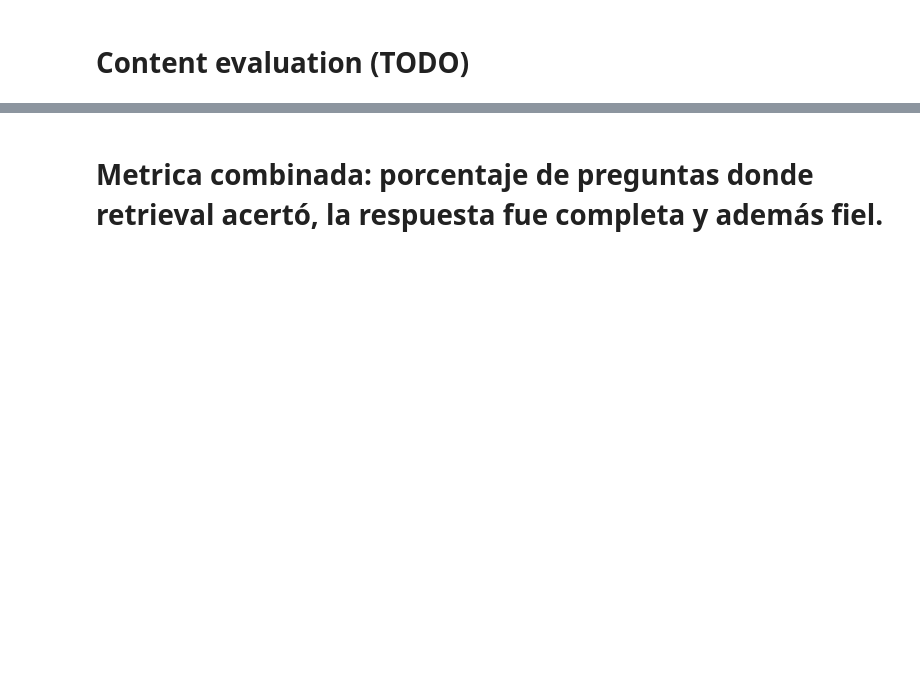
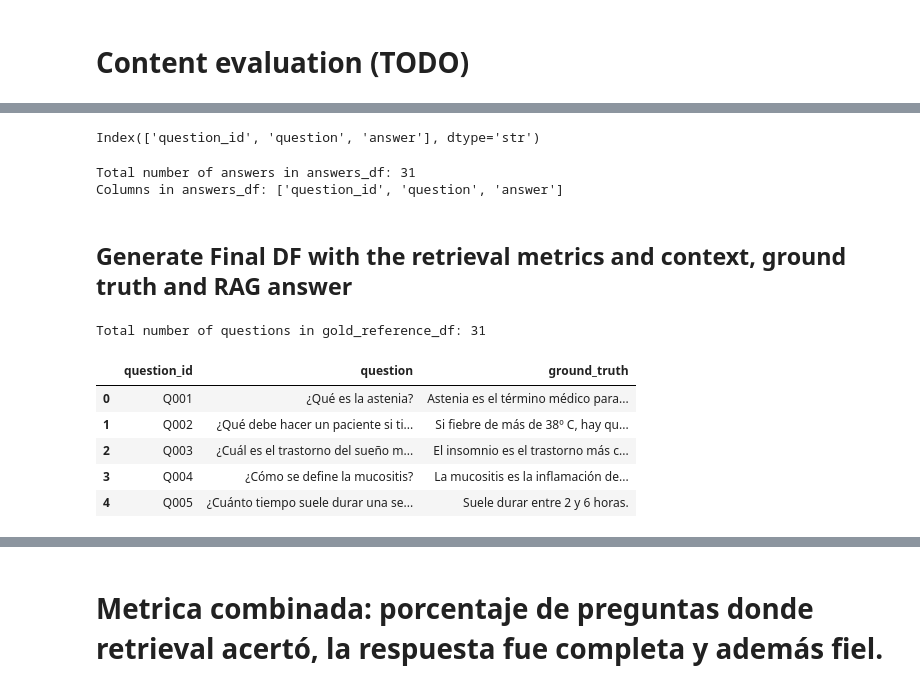
Before and after one commit to MamenCortes/RAGChatBot, a Jupyter notebook: notebooks/RAG-evaluation.ipynb, the cells around one changed output, grey strips where cells are left out. Drawn from its saved outputs; the diff is of its cells as text; code cells hidden in the pictures; blank space fills up the shorter version.

```diff
--- a/notebooks/RAG-evaluation.ipynb
+++ b/notebooks/RAG-evaluation.ipynb
@@ -857,0 +894,14 @@ faithfulness:
+# %%
+answers_df.columns
+# %% [output]
+Index(['question_id', 'question', 'answer'], dtype='str')
+# %%
+answers_df_path = f"{PROJECT_ROOT}/eval/full_generated_answers.csv"
+answers_df = pd.read_csv(answers_df_path)
+print(f"Total number of answers in answers_df: {len(answers_df)}")
+print(f"Columns in answers_df: {answers_df.columns.tolist()}")
+# %% [output]
+Total number of answers in answers_df: 31
+Columns in answers_df: ['question_id', 'question', 'answer']
+# %% [markdown]
+## Generate Final DF with the retrieval metrics and context, ground truth and RAG answer
@@ -857,0 +914,22 @@ faithfulness:
+# %%
+gold_reference_df = (
+    gold_df
+    .groupby(["question_id", "question"], as_index=False)
+    .agg({
+        "expected_text": lambda texts: "\n\n".join(
+            str(t).strip() for t in texts if pd.notna(t)
+        )
+    })
+    .rename(columns={"expected_text": "ground_truth"})
+)
+
+print(f"Total number of questions in gold_reference_df: {len(gold_reference_df)}")
+gold_reference_df.head()
+# %% [output]
+Total number of questions in gold_reference_df: 31
+|  | question_id | question | ground_truth |
+| 0 | Q001 | ¿Qué es la astenia? | Astenia es el término médico para... |
+| 1 | Q002 | ¿Qué debe hacer un paciente si ti... | Si fiebre de más de 38º C, hay qu... |
+| 2 | Q003 | ¿Cuál es el trastorno del sueño m... | El insomnio es el trastorno más c... |
+| 3 | Q004 | ¿Cómo se define la mucositis? | La mucositis es la inflamación de... |
+| 4 | Q005 | ¿Cuánto tiempo suele durar una se... | Suele durar entre 2 y 6 horas. |
```
Also changed, not shown: parts of 42 cells of this notebook, 23 other files.
